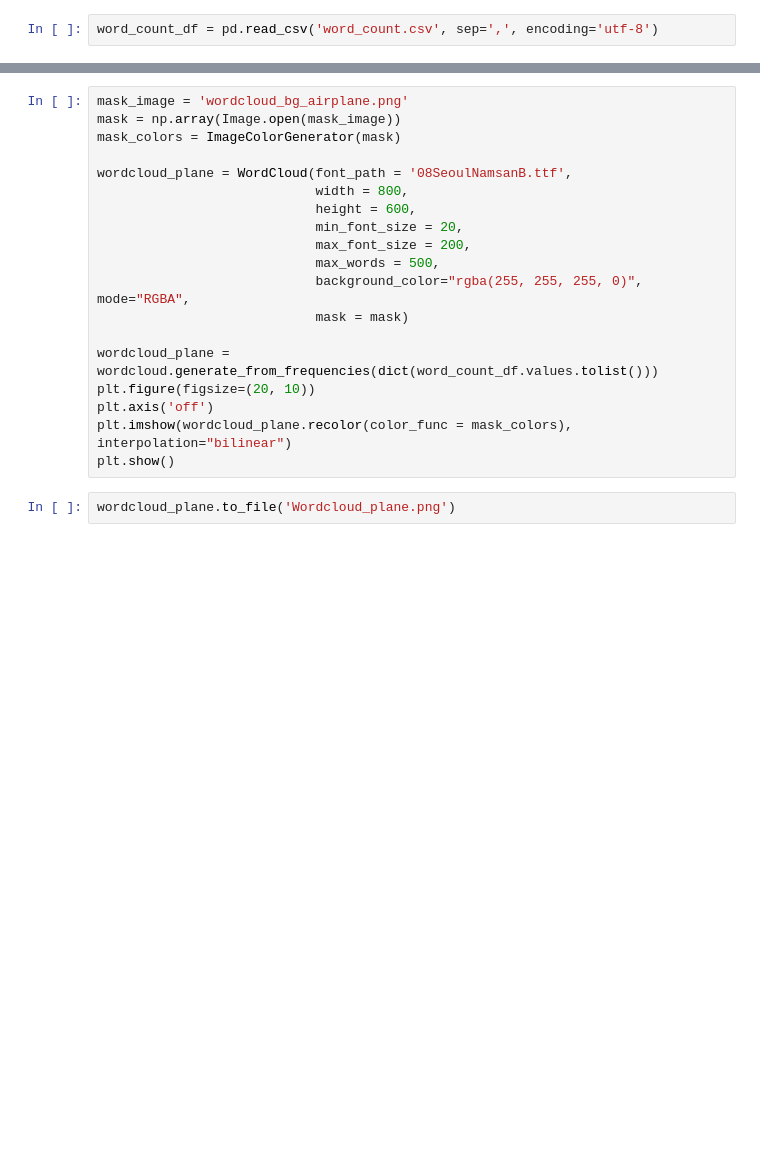
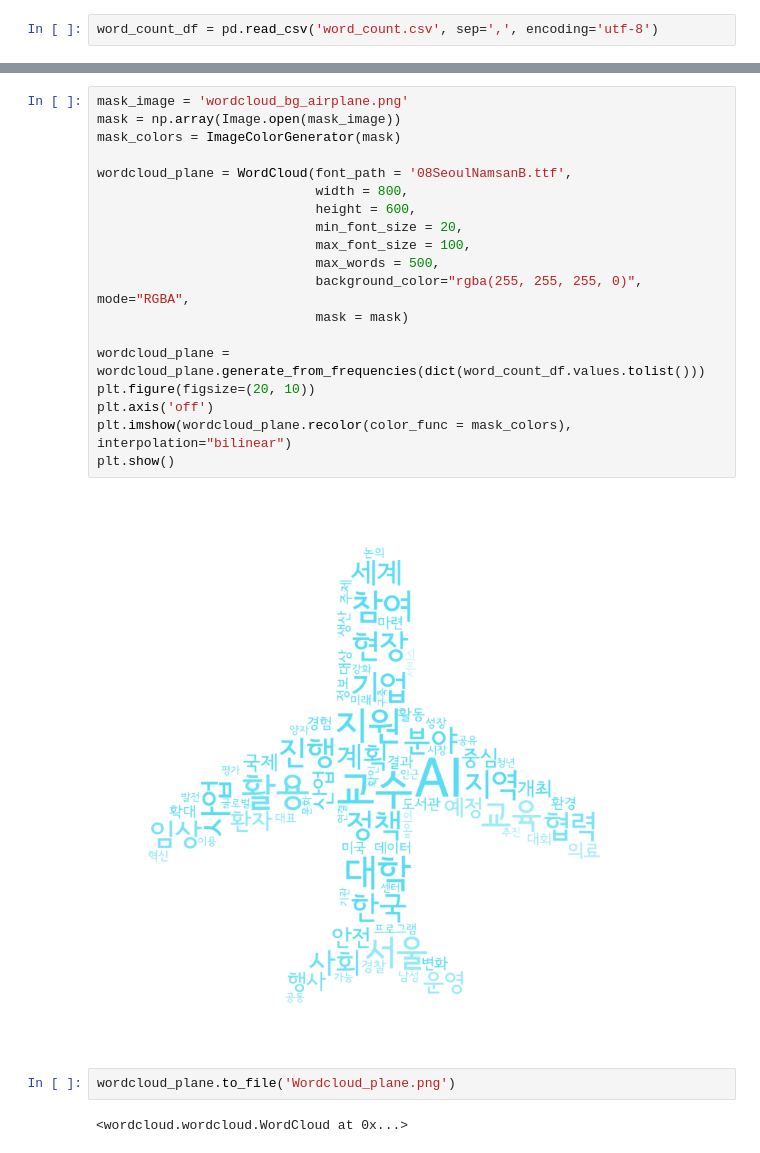
Before and after one commit to HANENCIA/lectureWork-computationalThinking-Python-2026, a Jupyter notebook: lecture/16_python_pandas_dataframe.ipynb, the cells around one changed output, grey strips where cells are left out. Drawn from its saved outputs; the diff is of its cells as text; blank space fills up the shorter version.

```diff
--- a/lecture/16_python_pandas_dataframe.ipynb
+++ b/lecture/16_python_pandas_dataframe.ipynb
@@ -253,21 +323,25 @@ wordcloud.to_file('Wordcloud.png')
 # %%
 mask_image = 'wordcloud_bg_airplane.png'
 mask = np.array(Image.open(mask_image))
 mask_colors = ImageColorGenerator(mask)
 
 wordcloud_plane = WordCloud(font_path = '08SeoulNamsanB.ttf',
                             width = 800,
                             height = 600,
                             min_font_size = 20,
-                            max_font_size = 200,
+                            max_font_size = 100,
                             max_words = 500,
                             background_color="rgba(255, 255, 255, 0)", mode="RGBA",
                             mask = mask)
 
-wordcloud_plane = wordcloud.generate_from_frequencies(dict(word_count_df.values.tolist()))
+wordcloud_plane = wordcloud_plane.generate_from_frequencies(dict(word_count_df.values.tolist()))
 plt.figure(figsize=(20, 10))
 plt.axis('off')
 plt.imshow(wordcloud_plane.recolor(color_func = mask_colors), interpolation="bilinear")
 plt.show()
+# %% [output]
+[figure, added]
 # %%
 wordcloud_plane.to_file('Wordcloud_plane.png')
+# %% [output]
+<wordcloud.wordcloud.WordCloud at 0x...>
```
Also changed, not shown: parts of 14 cells of this notebook, 9 other files.
